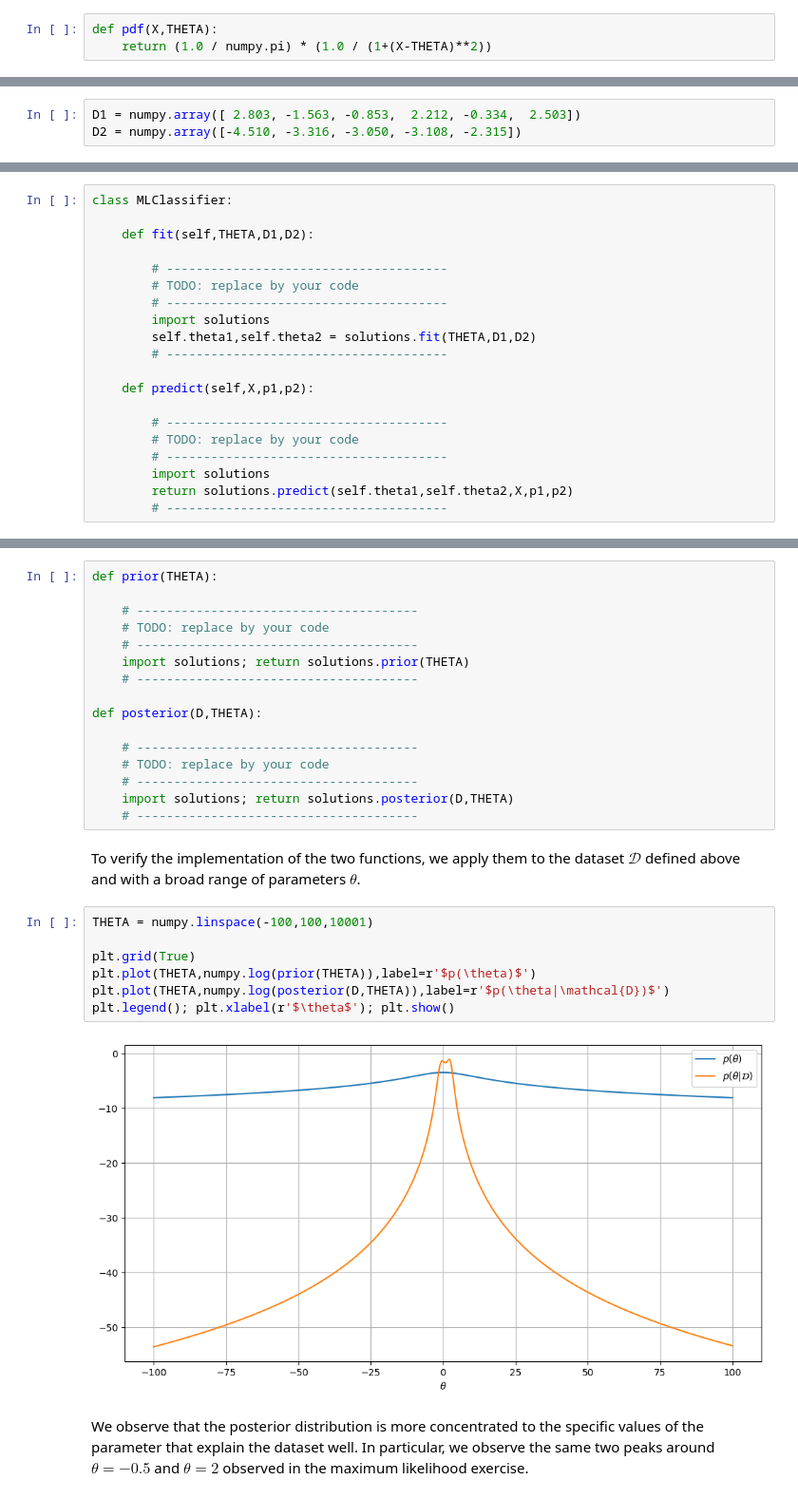
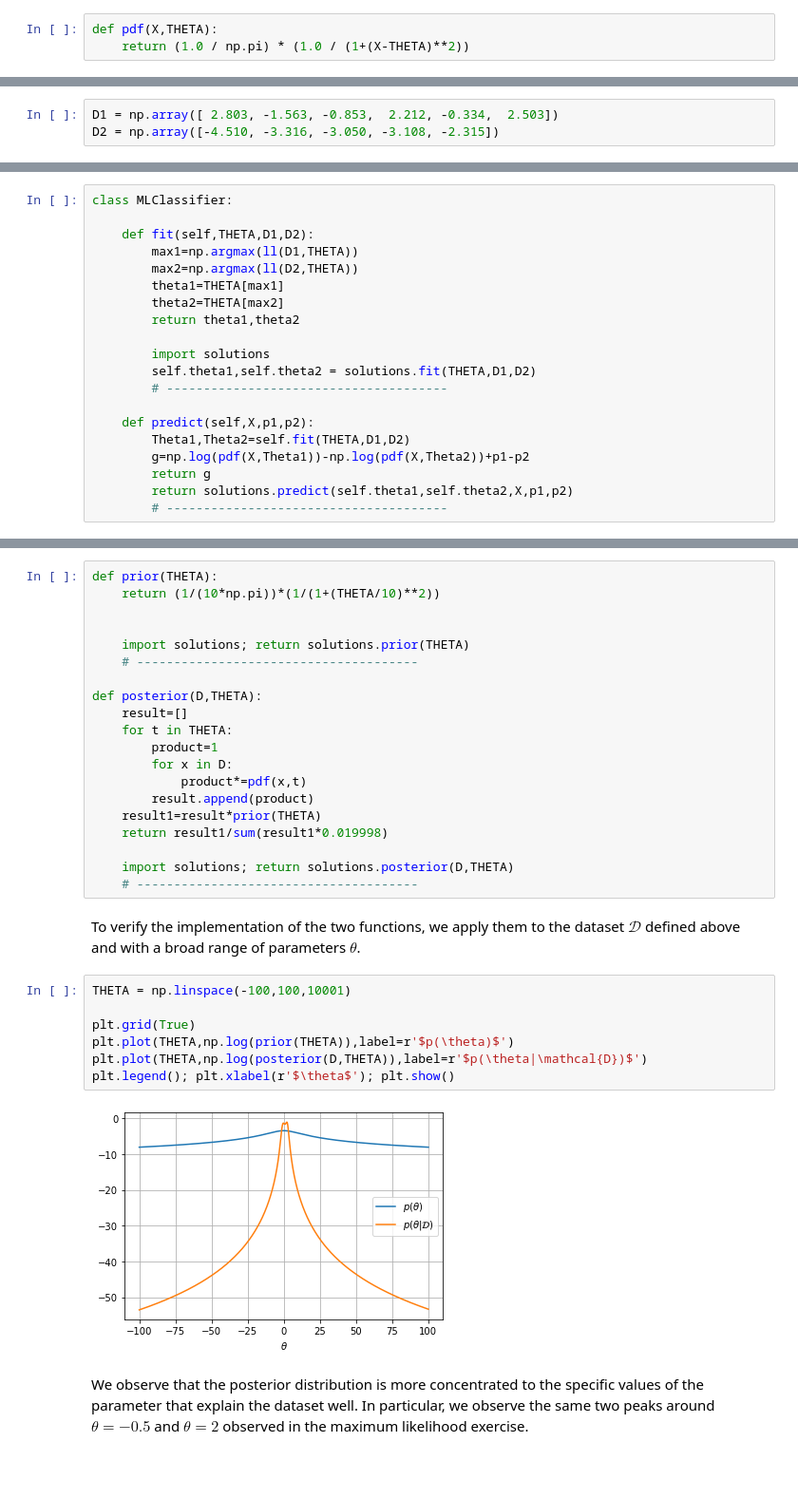
Before and after one commit to svpovol/GitHub_Repo, a Jupyter notebook: sheet02-programming.ipynb, the cells around one changed output, grey strips where cells are left out. Shown at 95% size. Saved outputs shown, nothing was run; the diff lists cells and outputs as text; blank space fills up the shorter version.

```diff
--- a/sheet02-programming.ipynb
+++ b/sheet02-programming.ipynb
@@ -33,7 +32,7 @@ $$
 also known as the Cauchy distribution with fixed parameter $\gamma=1$, and with parameter $\theta$ unknown. Compared to the Gaussian distribution, the Cauchy distribution is heavy-tailed, and this can be useful to handle the presence of outliers in the data generation process. The probability density function is implemented below.
 # %%
 def pdf(X,THETA):
-    return (1.0 / numpy.pi) * (1.0 / (1+(X-THETA)**2))
+    return (1.0 / np.pi) * (1.0 / (1+(X-THETA)**2))
 # %% [markdown]
 Note that the function can be called with scalars or with numpy arrays, and if feeding arrays of different shape, numpy broadcasting rules will apply. Our first step will be to implement a function that estimates the optimal parameter $\hat{\theta}$ in the maximum likelihood sense for some dataset $\mathcal{D}$.
 
@@ -69,8 +73,8 @@ We observe that the likelihood has two peaks: one around $\theta=-0.5$ and one a
 
 We now would like to use the maximum likelihood technique to build a classifier. We consider a labeled dataset where the data associated to the two classes are given by:
 # %%
-D1 = numpy.array([ 2.803, -1.563, -0.853,  2.212, -0.334,  2.503])
-D2 = numpy.array([-4.510, -3.316, -3.050, -3.108, -2.315])
+D1 = np.array([ 2.803, -1.563, -0.853,  2.212, -0.334,  2.503])
+D2 = np.array([-4.510, -3.316, -3.050, -3.108, -2.315])
 # %% [markdown]
 To be able to classify new data points, we consider the discriminant function
 
@@ -90,20 +94,20 @@ were the first two terms can be computed based on our maximum likelihood estimat
 class MLClassifier:
 
     def fit(self,THETA,D1,D2):
+        max1=np.argmax(ll(D1,THETA))
+        max2=np.argmax(ll(D2,THETA))
+        theta1=THETA[max1]
+        theta2=THETA[max2]
+        return theta1,theta2
 
-        # --------------------------------------
-        # TODO: replace by your code
-        # --------------------------------------
         import solutions
         self.theta1,self.theta2 = solutions.fit(THETA,D1,D2)
         # --------------------------------------
 
     def predict(self,X,p1,p2):
-
-        # --------------------------------------
-        # TODO: replace by your code
-        # --------------------------------------
-        import solutions
+        Theta1,Theta2=self.fit(THETA,D1,D2)
+        g=np.log(pdf(X,Theta1))-np.log(pdf(X,Theta2))+p1-p2
+        return g
         return solutions.predict(self.theta1,self.theta2,X,p1,p2)
         # --------------------------------------
 # %% [markdown]
@@ -150,31 +154,35 @@ The integration can be performed numerically using the trapezoidal rule.
 * **Implement the prior and posterior functions below. These function receive as input a vector of parameters $\theta$ (assumed to be sorted from smallest to largest, linearly spaced, and covering the range of values where most of the probability mass lies). The posterior function also receive a dataset $\mathcal{D}$ as input. Both functions return a vector containing the probability scores associated to each value of $\theta$.**
 # %%
 def prior(THETA):
+    return (1/(10*np.pi))*(1/(1+(THETA/10)**2))
 
-    # --------------------------------------
-    # TODO: replace by your code
-    # --------------------------------------
+
     import solutions; return solutions.prior(THETA)
     # --------------------------------------
 
 def posterior(D,THETA):
+    result=[]
+    for t in THETA:
+        product=1
+        for x in D:
+            product*=pdf(x,t)
+        result.append(product)
+    result1=result*prior(THETA)
+    return result1/sum(result1*0.019998)
 
-    # --------------------------------------
-    # TODO: replace by your code
-    # --------------------------------------
     import solutions; return solutions.posterior(D,THETA)
     # --------------------------------------
 # %% [markdown]
 To verify the implementation of the two functions, we apply them to the dataset $\mathcal{D}$ defined above and with a broad range of parameters $\theta$.
 # %%
-THETA = numpy.linspace(-100,100,10001)
+THETA = np.linspace(-100,100,10001)
 
 plt.grid(True)
-plt.plot(THETA,numpy.log(prior(THETA)),label=r'$p(\theta)$')
-plt.plot(THETA,numpy.log(posterior(D,THETA)),label=r'$p(\theta|\mathcal{D})$')
+plt.plot(THETA,np.log(prior(THETA)),label=r'$p(\theta)$')
+plt.plot(THETA,np.log(posterior(D,THETA)),label=r'$p(\theta|\mathcal{D})$')
 plt.legend(); plt.xlabel(r'$\theta$'); plt.show()
 # %% [output]
-[figure, old version]
+[figure, new version]
 # %% [markdown]
 We observe that the posterior distribution is more concentrated to the specific values of the parameter that explain the dataset well. In particular, we observe the same two peaks around $\theta=-0.5$ and $\theta=2$ observed in the maximum likelihood exercise.
 # %% [markdown]
```
Also changed, not shown: parts of 8 cells of this notebook.
